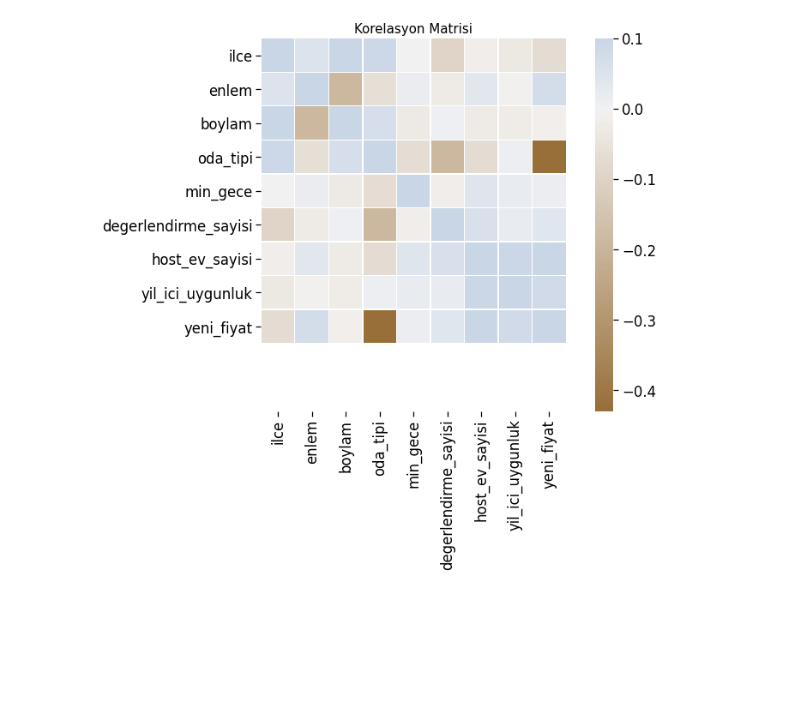
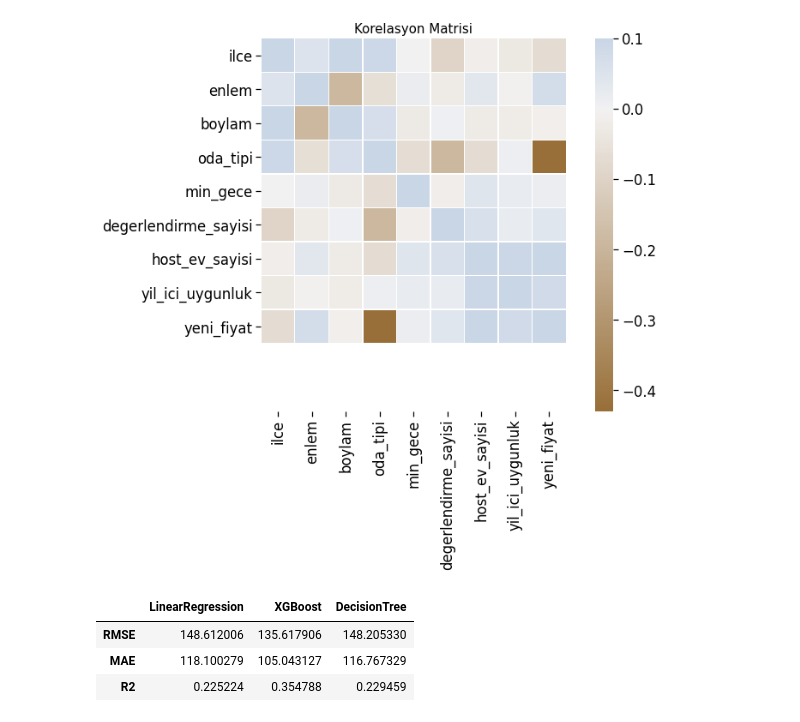
Before and after one commit to enescavus/Data-Science-Projects, a Jupyter notebook: Airbnb/MlEngineeringAndApplyingMl.ipynb, the cells around one changed output. Saved outputs shown, nothing was run; the diff lists cells and outputs as text; code cells hidden in the pictures; blank space fills up the shorter version.

Commit message:
apply machine learning algorithms

```diff
--- a/Airbnb/MlEngineeringAndApplyingMl.ipynb
+++ b/Airbnb/MlEngineeringAndApplyingMl.ipynb
@@ -77 +106,42 @@ Text(0.5, 1.0, 'Korelasyon Matrisi')
+# %%
+#Regresyon modeli tanımlama ve egitimi
+lineer = LinearRegression(copy_X= True, fit_intercept = True, normalize = True)
+lineer.fit(X_train, y_train)
+linear_pred= lineer.predict(X_test)
+# %%
+#XGBoost modeli tanimlama ve egitimi
+xgb = xgboost.XGBRegressor(n_estimators=50, learning_rate=0.08, subsample=0.75)
+xgb.fit(X_train,y_train)
+xbg_pred = xgb.predict(X_test)
+# %%
+#Karar Agaci Regresyon Modeli Tanımlama
+DTree=DecisionTreeRegressor(min_samples_leaf=.01,random_state=42, splitter='random')
+DTree.fit(X_train,y_train)
+decis_pred=DTree.predict(X_test)
+# %%
+rmse_lineer = np.sqrt(mean_squared_error(y_test, linear_pred))
+mae_lineer =  mean_absolute_error(y_test, linear_pred)
+r2_lineer =  r2_score(y_test, linear_pred)
+
+rmse_xgb =  np.sqrt(mean_squared_error(y_test, xbg_pred))
+mae_xgb =  mean_absolute_error(y_test, xbg_pred)
+r2_xgb =  r2_score(y_test, xbg_pred)
+
+rmse_dtree =  np.sqrt(mean_squared_error(y_test, decis_pred))
+mae_dtree =  mean_absolute_error(y_test, decis_pred)
+r2_dtree =  r2_score(y_test, decis_pred)
+# %%
+data = [{'RMSE': rmse_lineer, 'MAE': mae_lineer, 'R2':r2_lineer},
+        {'RMSE': rmse_xgb, 'MAE': mae_xgb, 'R2':r2_xgb},
+       {'RMSE': rmse_dtree, 'MAE': mae_dtree, 'R2':r2_dtree}
+       ]
+df = pd.DataFrame(data, index =['LinearRegression',
+                                'XGBoost',
+                                'DecisionTree'])
+df.T
+# %% [output]
+|  | LinearRegression | XGBoost | DecisionTree |
+| RMSE | 148.612006 | 135.617906 | 148.205330 |
+| MAE | 118.100279 | 105.043127 | 116.767329 |
+| R2 | 0.225224 | 0.354788 | 0.229459 |
 # %%
```
Also changed, not shown: parts of 7 cells of this notebook.
